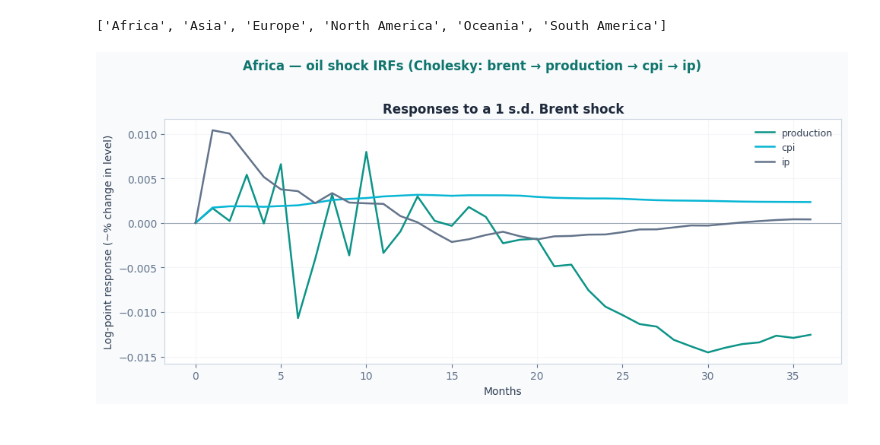
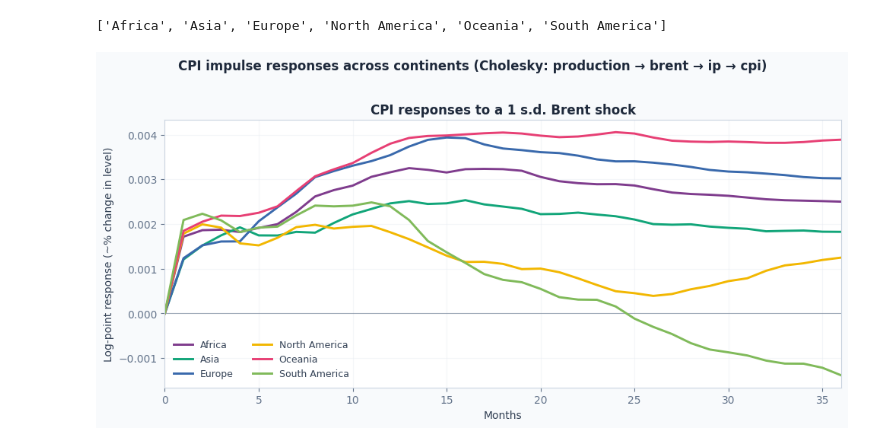
Before and after one commit to pchowd/oil_substack, a Jupyter notebook: oil_supply.ipynb, the cells around one changed output. Saved outputs shown, nothing was run; the diff lists cells and outputs as text; code cells hidden in the pictures.

```diff
--- a/oil_supply.ipynb
+++ b/oil_supply.ipynb
@@ -649,8 +649,8 @@ TIME_PERIOD
 2026-04-01    1464654.771
 Name: OBS_VALUE, Length: 292, dtype: float64
 # %%
-# Cholesky order: brent → production → cpi → ip
-VAR_ORDER = ['brent', 'production', 'cpi', 'ip']
+# Cholesky order: production → brent → ip → cpi
+VAR_ORDER = ['production', 'brent', 'ip', 'cpi']
 
 # standardizing to real price of oil
 world_cpi = cpi_index['world']
@@ -659,9 +659,9 @@ brent_real = brent_real.dropna()
 
 # assmebling the data dataframe for SVAR
 world_panel = pd.DataFrame({
+    'production': global_production,
     'brent': brent_real,
-    'production': global_production,
+    'ip': ip['world'],
     'cpi': cpi_index['world'],
-    'ip': ip['world'],
 })[VAR_ORDER]
 world_panel = np.log(world_panel.dropna())
@@ -895,57 +947,64 @@ South America: 182 months, AIC=-28.60
 # %%
 import matplotlib.pyplot as plt
 
 COLORS = {
     'bg': '#F8FAFC',
     'panel': '#FFFFFF',
     'text': '#1E293B',
     'muted': '#64748B',
     'grid': '#E2E8F0',
     'lines': {'production': '#0D9488', 'cpi': '#06B6D4', 'ip': '#64748B'},
 }
 CONTINENT_COLORS = {
-    'Africa': '#0F766E',
-    'Asia': '#06B6D4',
-    'Europe': '#64748B',
-    'North America': '#14B8A6',
-    'Oceania': '#0891B2',
-    'South America': '#94A3B8',
+    'Africa': '#7F3C8D',
+    'Asia': '#11A579',
+    'Europe': '#3969AC',
+    'North America': '#F2B701',
+    'Oceania': '#E73F74',
+    'South America': '#80BA5A',
 }
 
 var_names = list(VAR_ORDER)
 brent_idx = var_names.index('brent')
-response_vars = ['production', 'cpi', 'ip']
+cpi_idx = var_names.index('cpi')
 horizons = np.arange(Horizon + 1)
 
+all_cpi_responses = np.concatenate([
+    structural_irf[:, cpi_idx, brent_idx].ravel()
+    for structural_irf in continent_irfs.values()
+])
+y_padding = max(1e-6, 0.05 * (all_cpi_responses.max() - all_cpi_responses.min()))
+ymin = min(all_cpi_responses.min() - y_padding, 0.0)
+ymax = max(all_cpi_responses.max() + y_padding, 0.0)
+
+fig, ax = plt.subplots(figsize=(10, 4.8))
+fig.patch.set_facecolor(COLORS['bg'])
+ax.set_facecolor(COLORS['panel'])
+ax.axhline(0, color=COLORS['muted'], linewidth=0.8, alpha=0.6)
+
 for continent, structural_irf in continent_irfs.items():
-    fig, ax = plt.subplots(figsize=(10, 4.5))
-    fig.patch.set_facecolor(COLORS['bg'])
-    ax.set_facecolor(COLORS['panel'])
-    ax.axhline(0, color=COLORS['muted'], linewidth=0.8, alpha=0.6)
+    ax.plot(
+        horizons,
+        structural_irf[:, cpi_idx, brent_idx],
+        linewidth=2.1,
+        color=CONTINENT_COLORS.get(continent, COLORS['text']),
+        label=continent,
+    )
 
-    for resp in response_vars:
-        resp_idx = var_names.index(resp)
-        ax.plot(
-            horizons,
-            structural_irf[:, resp_idx, brent_idx],
-            color=COLORS['lines'][resp],
-            linewidth=1.8,
-            label=resp,
-        )
-
-    ax.set_title('Responses to a 1 s.d. Brent shock', fontweight='600', color=COLORS['text'])
-    ax.set_xlabel('Months')
-    ax.set_ylabel('Log-point response (~% change in level)')
-    ax.grid(True, alpha=0.35, color=COLORS['grid'])
-    ax.legend(frameon=False, fontsize=9)
-
-    fig.suptitle(
-        f'{continent} — oil shock IRFs (Cholesky: brent → production → cpi → ip)',
-        fontweight='600',
-        y=1.02,
-        color=CONTINENT_COLORS.get(continent, COLORS['text']),
-    )
-    plt.tight_layout()
-    plt.show()
+ax.set_xlim(horizons[0], horizons[-1])
+ax.set_ylim(ymin, ymax)
+ax.set_title('CPI responses to a 1 s.d. Brent shock', fontweight='600', color=COLORS['text'])
+ax.set_xlabel('Months')
+ax.set_ylabel('Log-point response (~% change in level)')
+ax.grid(True, alpha=0.35, color=COLORS['grid'])
+ax.legend(frameon=False, fontsize=9, ncol=2)
+fig.suptitle(
+    'CPI impulse responses across continents (Cholesky: production → brent → ip → cpi)',
+    fontweight='600',
+    y=1.02,
+    color=COLORS['text'],
+)
+plt.tight_layout()
+plt.show()
 # %% [output]
-[figure, old version]
+[figure, new version]
```
Also changed, not shown: parts of 12 cells of this notebook, 1 other file.
